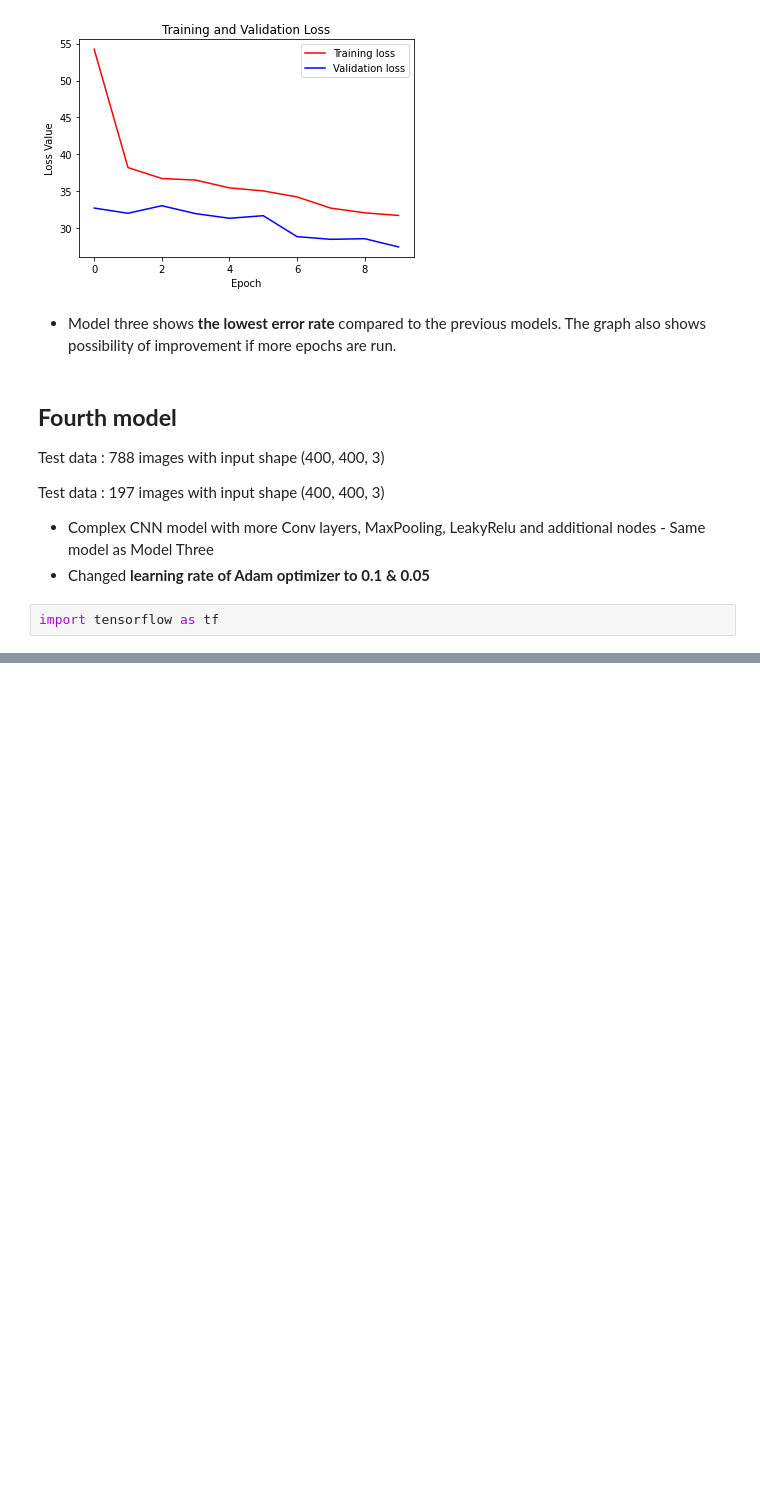
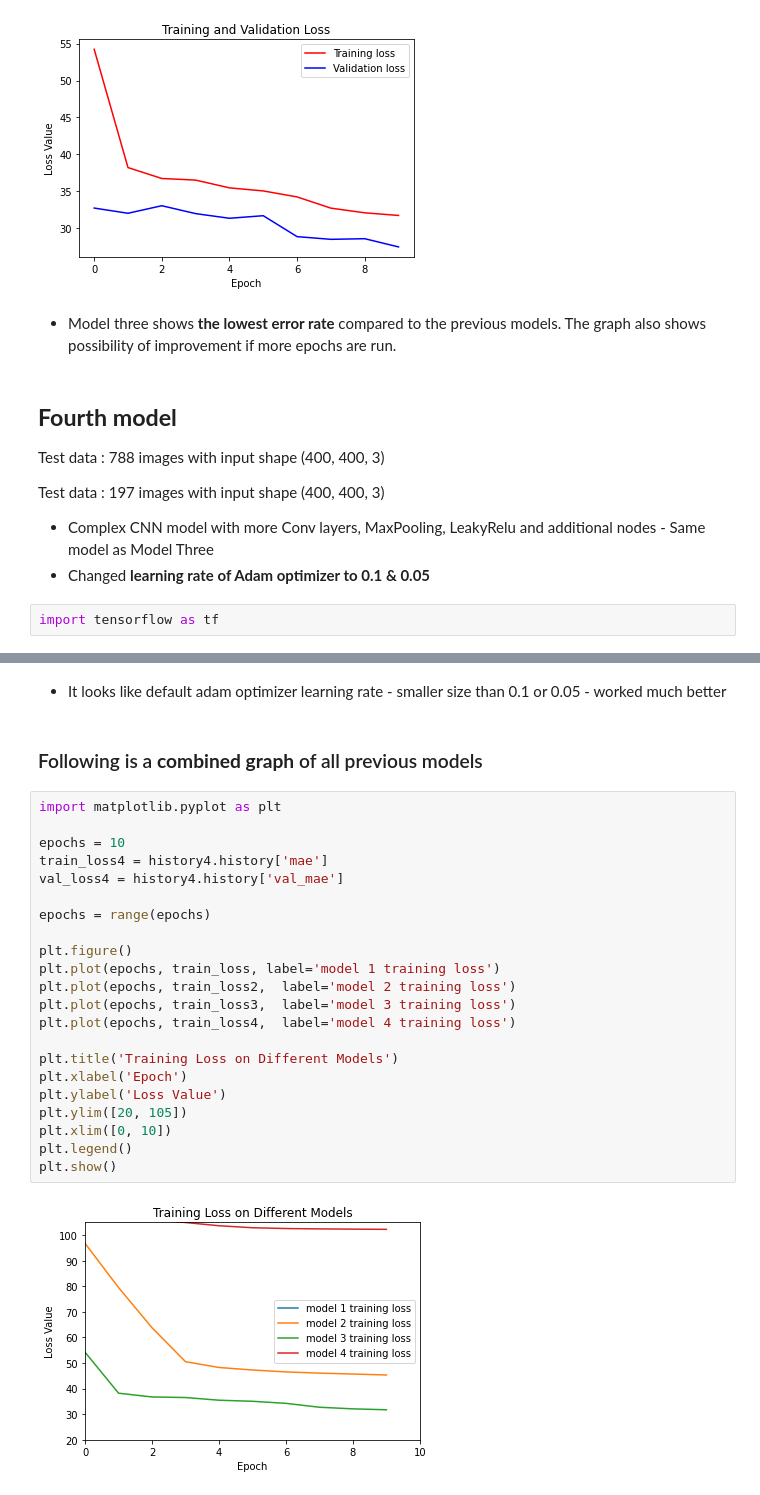
Before and after one commit to CSCCNY/final-project-recomposeclassics, a Jupyter notebook: 02_Spectogram_BasicCNN.ipynb, the cells around one changed output, grey strips where cells are left out. Cells and saved outputs as stored; diff of their text form; blank space fills up the shorter version.

```diff
--- a/02_Spectogram_BasicCNN.ipynb
+++ b/02_Spectogram_BasicCNN.ipynb
@@ -784,0 +803,28 @@ plt.show()
+# %% [markdown]
+- It looks like default adam optimizer learning rate - smaller size than 0.1 or 0.05 - worked much better
+# %% [markdown]
+### Following is a **combined graph** of all previous models
+# %%
+import matplotlib.pyplot as plt
+
+epochs = 10
+train_loss4 = history4.history['mae']
+val_loss4 = history4.history['val_mae']
+
+epochs = range(epochs)
+
+plt.figure()
+plt.plot(epochs, train_loss, label='model 1 training loss')
+plt.plot(epochs, train_loss2,  label='model 2 training loss')
+plt.plot(epochs, train_loss3,  label='model 3 training loss')
+plt.plot(epochs, train_loss4,  label='model 4 training loss')
+
+plt.title('Training Loss on Different Models')
+plt.xlabel('Epoch')
+plt.ylabel('Loss Value')
+plt.ylim([20, 105])
+plt.xlim([0, 10])
+plt.legend()
+plt.show()
+# %% [output]
+[figure, added]
```
Also changed, not shown: parts of 8 cells of this notebook.
